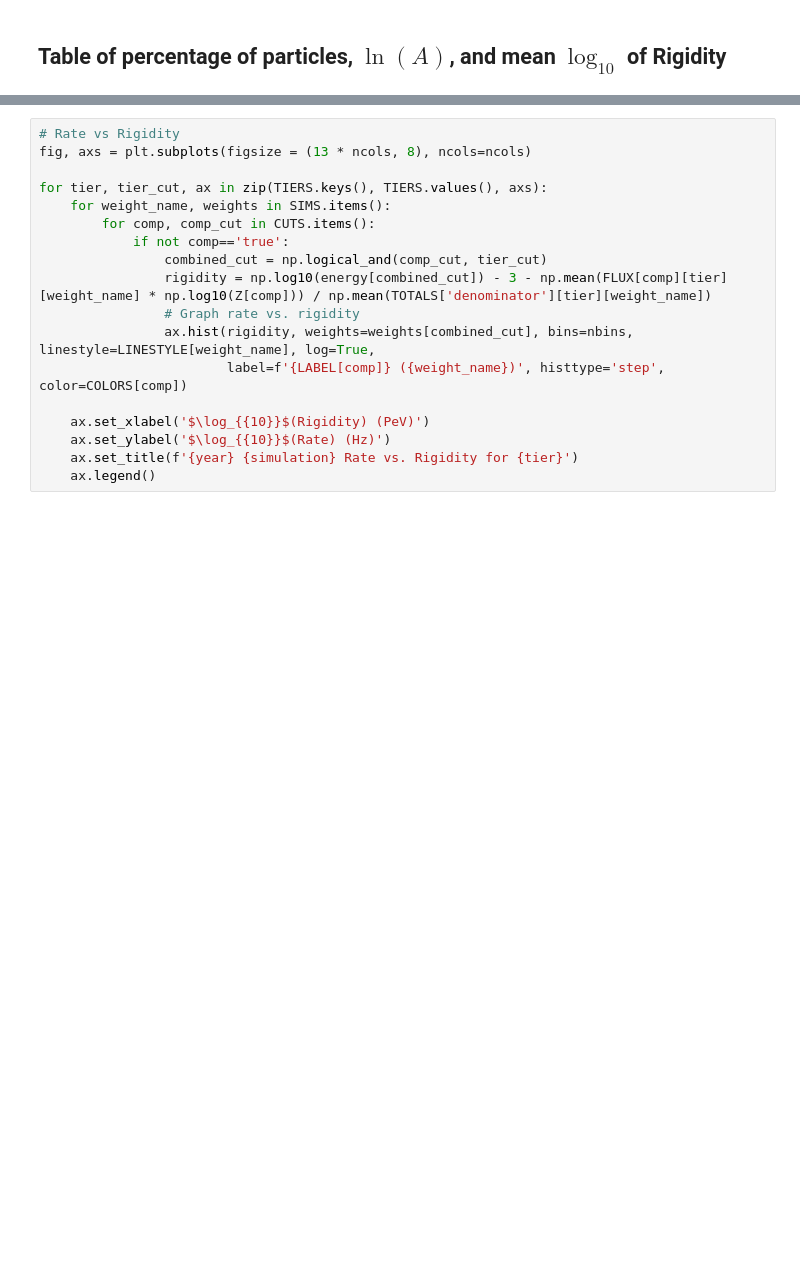
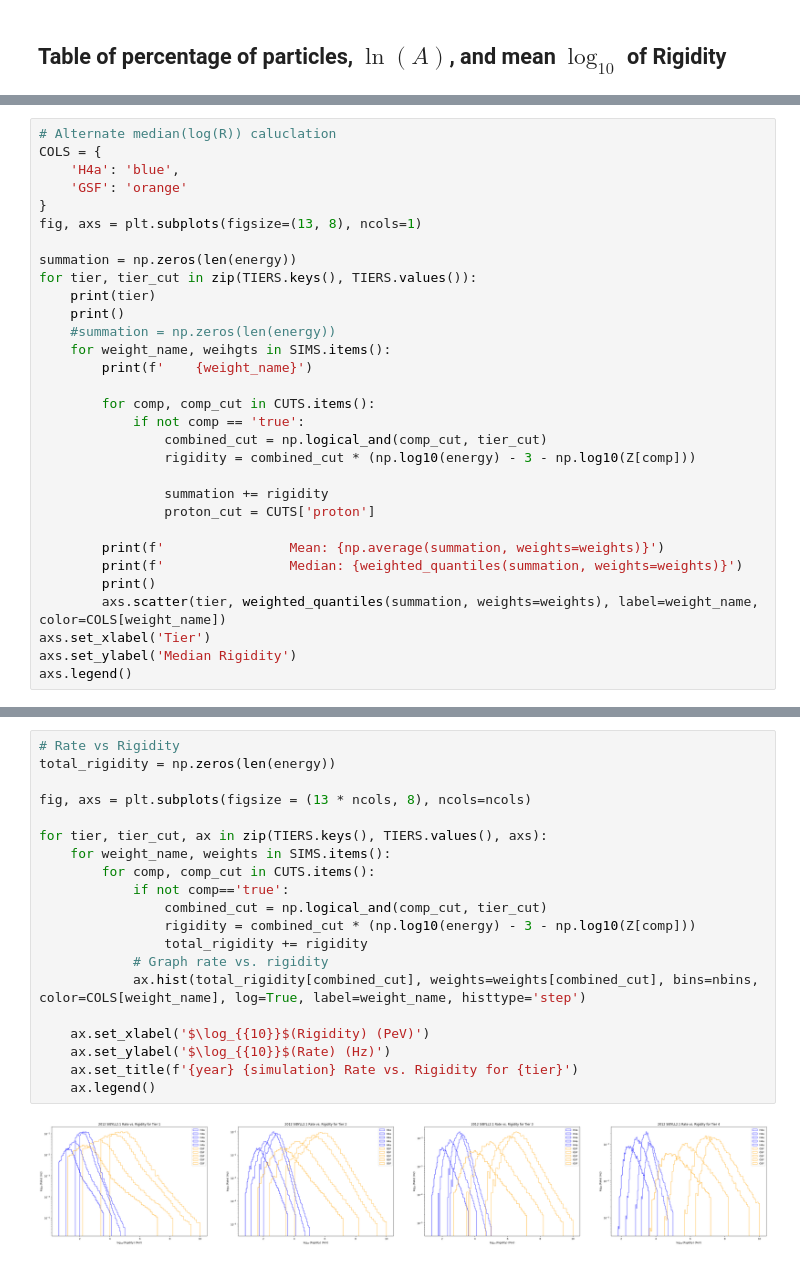
Before and after one commit to fmcnallyi3/it_anisotropy, a Jupyter notebook: rigidity/IceTop_partial_comp_dict.ipynb, the cells around one changed output, grey strips where cells are left out. Cells and saved outputs as stored; diff of their text form; blank space fills up the shorter version.

```diff
--- a/rigidity/IceTop_partial_comp_dict.ipynb
+++ b/rigidity/IceTop_partial_comp_dict.ipynb
@@ -420,0 +535,31 @@ for weight_name, weights in SIMS.items():
+# %%
+# Alternate median(log(R)) caluclation
+COLS = {
+    'H4a': 'blue',
+    'GSF': 'orange'
+}
+fig, axs = plt.subplots(figsize=(13, 8), ncols=1)
+
+summation = np.zeros(len(energy))
+for tier, tier_cut in zip(TIERS.keys(), TIERS.values()):
+    print(tier)
+    print()
+    #summation = np.zeros(len(energy))
+    for weight_name, weihgts in SIMS.items():
+        print(f'    {weight_name}')
+
+        for comp, comp_cut in CUTS.items():
+            if not comp == 'true':
+                combined_cut = np.logical_and(comp_cut, tier_cut)
+                rigidity = combined_cut * (np.log10(energy) - 3 - np.log10(Z[comp]))
+
+                summation += rigidity
+                proton_cut = CUTS['proton']
+
+        print(f'                Mean: {np.average(summation, weights=weights)}')
+        print(f'                Median: {weighted_quantiles(summation, weights=weights)}')
+        print()
+        axs.scatter(tier, weighted_quantiles(summation, weights=weights), label=weight_name, color=COLS[weight_name])
+axs.set_xlabel('Tier')
+axs.set_ylabel('Median Rigidity')
+axs.legend()
@@ -421,21 +586,25 @@ for weight_name, weights in SIMS.items():
 # %%
 # Rate vs Rigidity
+total_rigidity = np.zeros(len(energy))
+
 fig, axs = plt.subplots(figsize = (13 * ncols, 8), ncols=ncols)
 
 for tier, tier_cut, ax in zip(TIERS.keys(), TIERS.values(), axs):
     for weight_name, weights in SIMS.items():
         for comp, comp_cut in CUTS.items():
             if not comp=='true':
                 combined_cut = np.logical_and(comp_cut, tier_cut)
-                rigidity = np.log10(energy[combined_cut]) - 3 - np.mean(FLUX[comp][tier][weight_name] * np.log10(Z[comp])) / np.mean(TOTALS['denominator'][tier][weight_name])
-                # Graph rate vs. rigidity
-                ax.hist(rigidity, weights=weights[combined_cut], bins=nbins, linestyle=LINESTYLE[weight_name], log=True,
-                        label=f'{LABEL[comp]} ({weight_name})', histtype='step', color=COLORS[comp])
+                rigidity = combined_cut * (np.log10(energy) - 3 - np.log10(Z[comp]))
+                total_rigidity += rigidity
+            # Graph rate vs. rigidity
+            ax.hist(total_rigidity[combined_cut], weights=weights[combined_cut], bins=nbins, color=COLS[weight_name], log=True, label=weight_name, histtype='step')
 
     ax.set_xlabel('$\log_{{10}}$(Rigidity) (PeV)')
     ax.set_ylabel('$\log_{{10}}$(Rate) (Hz)')
     ax.set_title(f'{year} {simulation} Rate vs. Rigidity for {tier}')
     ax.legend()
+# %% [output]
+[figure, added]
 # %%
 fig, axs = plt.subplots(figsize = (13 * ncols, 8), ncols=ncols)
 
```
Also changed, not shown: parts of 10 cells of this notebook.
